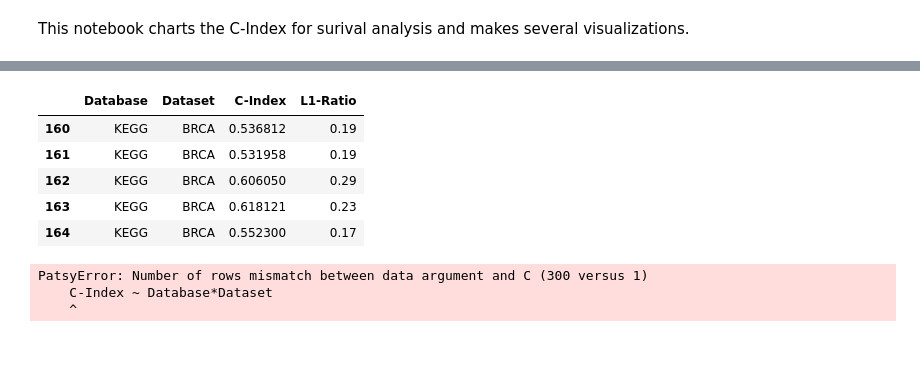
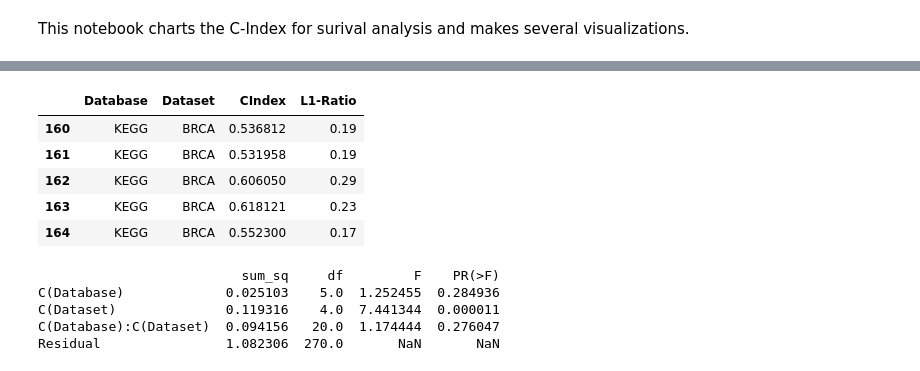
Before and after one commit to pathwayforte/results, a Jupyter notebook: notebooks/evaluation/Plot Evaluation of Survival Analysis.ipynb, the cells around one changed output, grey strips where cells are left out. Cells and saved outputs as stored; diff of their text form; code cells hidden in the pictures.

```diff
--- a/notebooks/evaluation/Plot Evaluation of Survival Analysis.ipynb
+++ b/notebooks/evaluation/Plot Evaluation of Survival Analysis.ipynb
@@ -32,24 +32,27 @@ Sun May 26 02:41:07 2019
 # %%
 df = pd.read_csv('../../input/survival_analysis_results.tsv', sep='\t')
+df.rename(columns={'C-Index':'CIndex'}, inplace=True) # Rename column to avoid the "-"
 df = df.sort_values(['Database', 'Dataset'])
 df.Database = df.Database.map(str)
 df.Dataset = df.Dataset.map(str.upper)
 df.head()
 # %% [output]
-|  | Database | Dataset | C-Index | L1-Ratio |
+|  | Database | Dataset | CIndex | L1-Ratio |
 | 160 | KEGG | BRCA | 0.536812 | 0.19 |
 | 161 | KEGG | BRCA | 0.531958 | 0.19 |
 | 162 | KEGG | BRCA | 0.606050 | 0.29 |
 | 163 | KEGG | BRCA | 0.618121 | 0.23 |
 | 164 | KEGG | BRCA | 0.552300 | 0.17 |
 # %%
-formula = 'C-Index ~ Database*Dataset'
+formula = 'CIndex ~ C(Database)*C(Dataset)'
 model = ols(formula, df).fit()
 aov_table = anova_lm(model, typ=2)
 print(aov_table)
 # %% [output]
-PatsyError: Number of rows mismatch between data argument and C (300 versus 1)
-    C-Index ~ Database*Dataset
-    ^
+                          sum_sq     df         F    PR(>F)
+C(Database)             0.025103    5.0  1.252455  0.284936
+C(Dataset)              0.119316    4.0  7.441344  0.000011
+C(Database):C(Dataset)  0.094156   20.0  1.174444  0.276047
+Residual                1.082306  270.0       NaN       NaN
 # %%
 ax = sns.boxplot(
```
Also changed, not shown: parts of 7 cells of this notebook.
